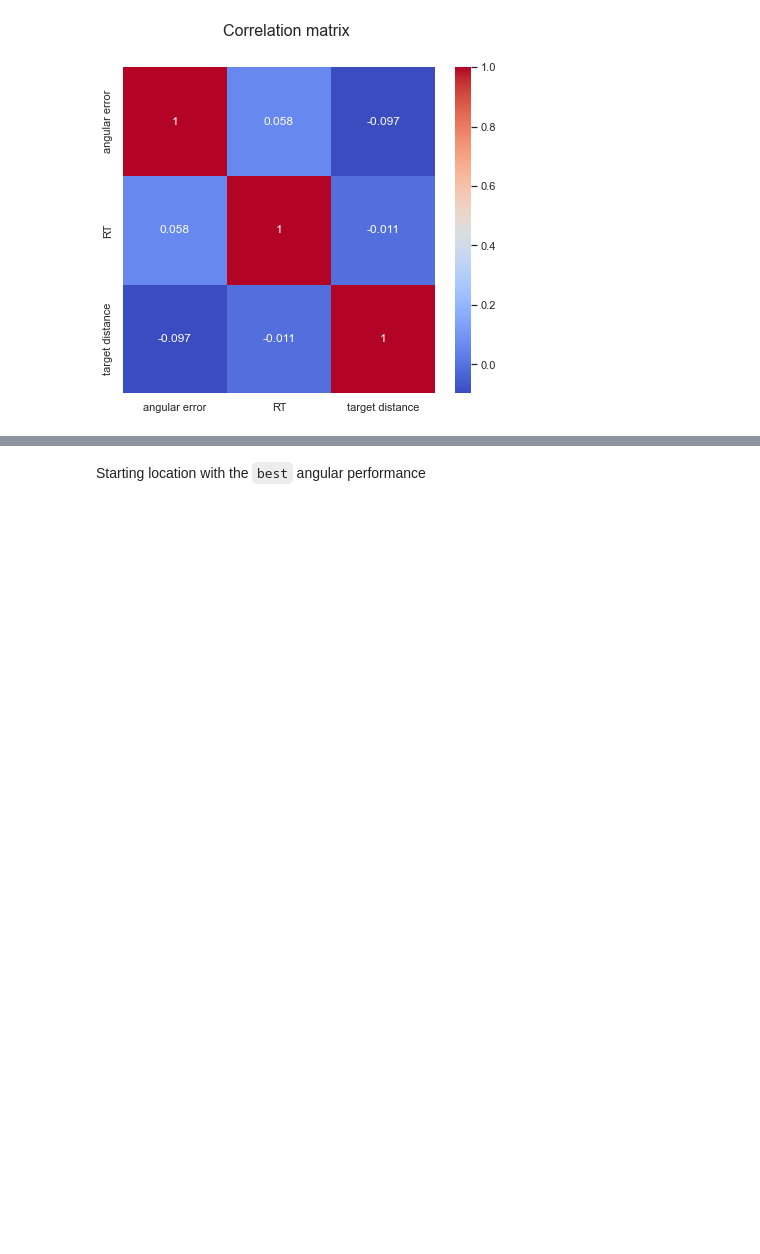
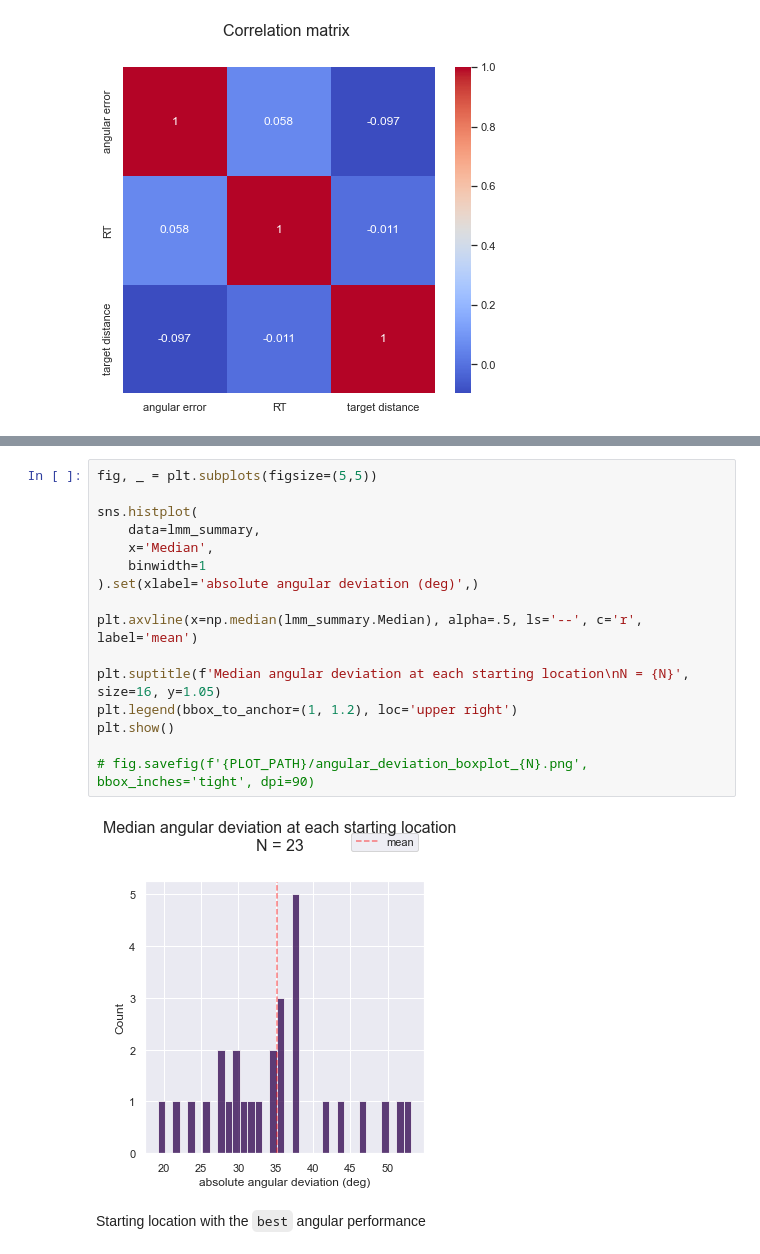
Before and after one commit to nora-maleki/humanA-pointing-task-analysis, a Jupyter notebook: analyses/01_main/03_analysis.ipynb, the cells around one changed output, grey strips where cells are left out. Saved outputs shown, nothing was run; the diff lists cells and outputs as text; blank space fills up the shorter version.

```diff
--- a/analyses/01_main/03_analysis.ipynb
+++ b/analyses/01_main/03_analysis.ipynb
@@ -181,3 +260,21 @@ lmm_summary
+# %%
+fig, _ = plt.subplots(figsize=(5,5))
+
+sns.histplot(
+    data=lmm_summary,
+    x='Median',
+    binwidth=1
+).set(xlabel='absolute angular deviation (deg)',)
+
+plt.axvline(x=np.median(lmm_summary.Median), alpha=.5, ls='--', c='r', label='mean')
+
+plt.suptitle(f'Median angular deviation at each starting location\nN = {N}', size=16, y=1.05)
+plt.legend(bbox_to_anchor=(1, 1.2), loc='upper right')
+plt.show()
+
+# fig.savefig(f'{PLOT_PATH}/angular_deviation_boxplot_{N}.png', bbox_inches='tight', dpi=90)
+# %% [output]
+[figure, added]
 # %% [markdown]
 Starting location with the `best` angular performance
 # %%
```
Also changed, not shown: parts of 9 cells of this notebook.
